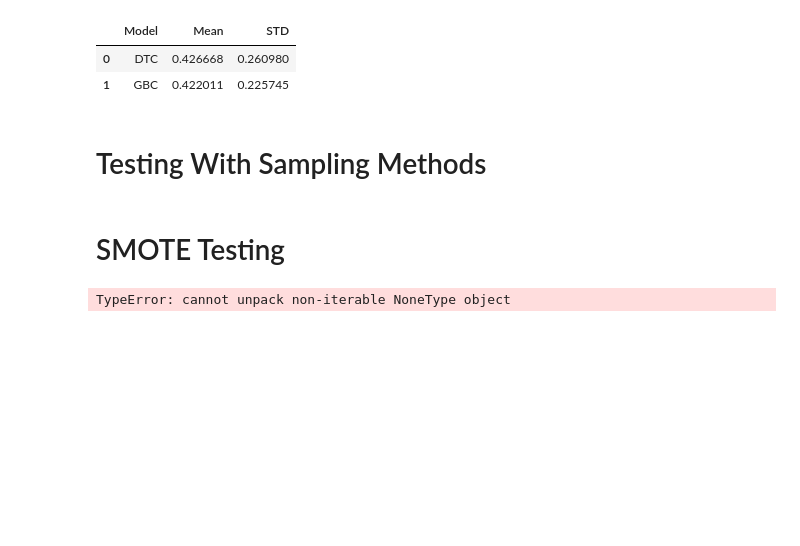
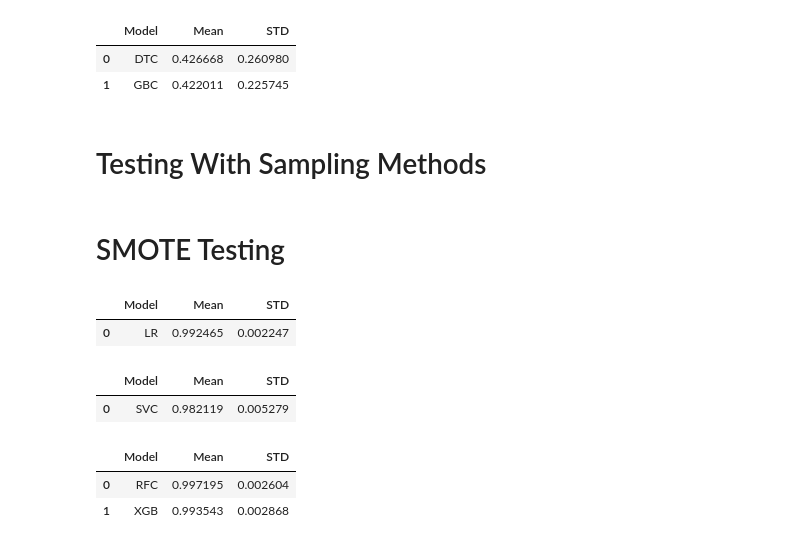
Before and after one commit to MaukanMir/AIRBNB-Las_vegas-Listing, a Jupyter notebook: training.ipynb, the cells around one changed output. Drawn from its saved outputs; the diff is of its cells as text; code cells hidden in the pictures; blank space fills up the shorter version.

Commit message:
added new models

```diff
--- a/training.ipynb
+++ b/training.ipynb
@@ -122,6 +122,7 @@ def get_over_sampling_methods(X, y, name):
 
   smapling_model = sampling_models[name]
   X_res, y_res = smapling_model.fit_resample(X, y)
+  return (X_res, y_res)
 # %% [markdown]
 # EDA Analysis
 # %%
@@ -371,5 +372,25 @@ testing_selected_models(names, models, features, y)
 # SMOTE Testing
 # %%
 X_smote, y_smote = get_over_sampling_methods(features, y, "SMOTE")
-# %% [output]
-TypeError: cannot unpack non-iterable NoneType object
+# %%
+names = ['LR']
+models = get_selected_models(names)
+testing_selected_models(names, models, X_smote, y_smote)
+# %% [output]
+|  | Model | Mean | STD |
+| 0 | LR | 0.992465 | 0.002247 |
+# %%
+names = ['SVC']
+models = get_selected_models(names)
+testing_selected_models(names, models, X_smote, y_smote)
+# %% [output]
+|  | Model | Mean | STD |
+| 0 | SVC | 0.982119 | 0.005279 |
+# %%
+names = ['RFC', "XGB"]
+models = get_selected_models(names)
+testing_selected_models(names, models, X_smote, y_smote)
+# %% [output]
+|  | Model | Mean | STD |
+| 0 | RFC | 0.997195 | 0.002604 |
+| 1 | XGB | 0.993543 | 0.002868 |
```
Also changed, not shown: parts of 1 cell of this notebook.
